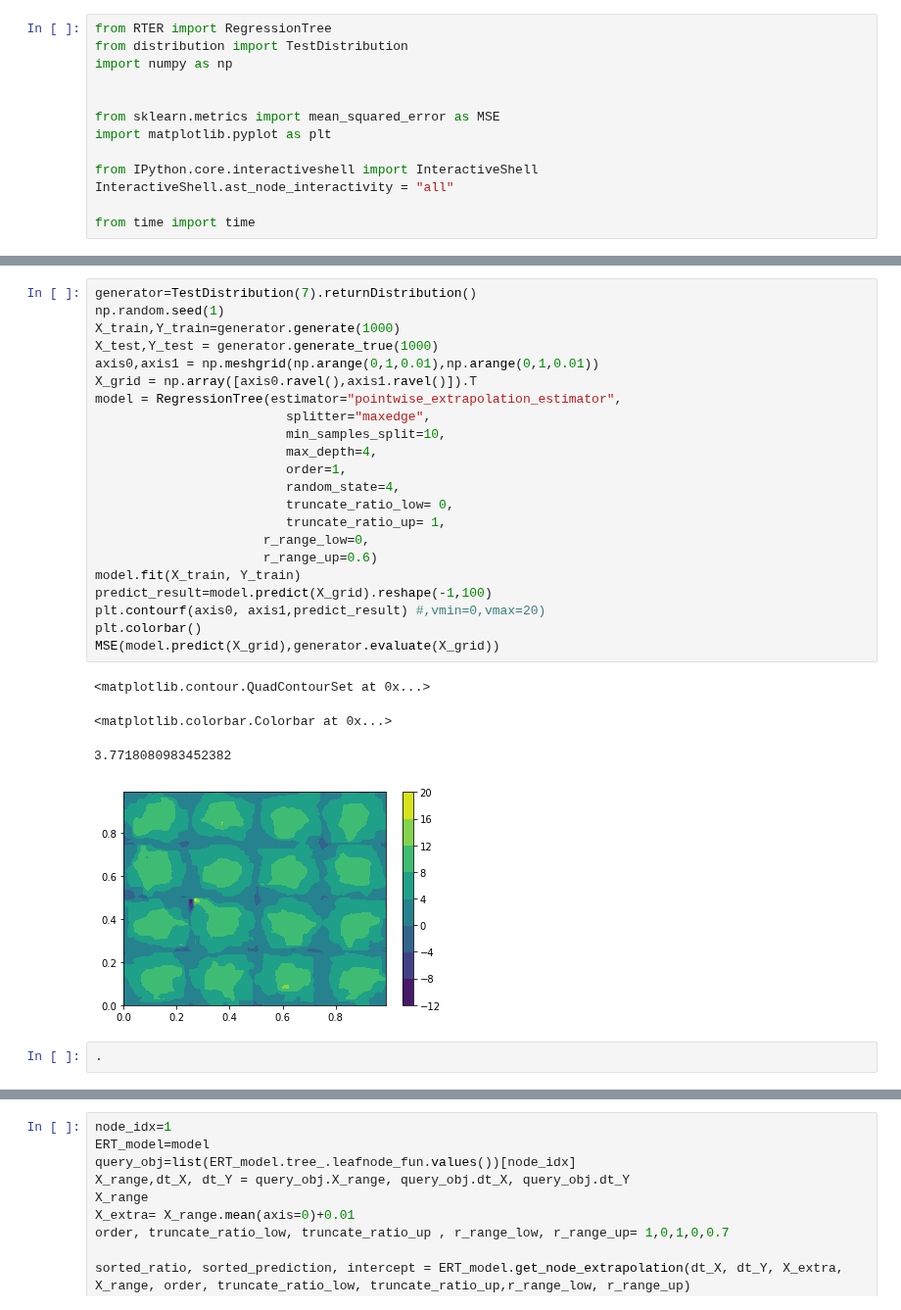
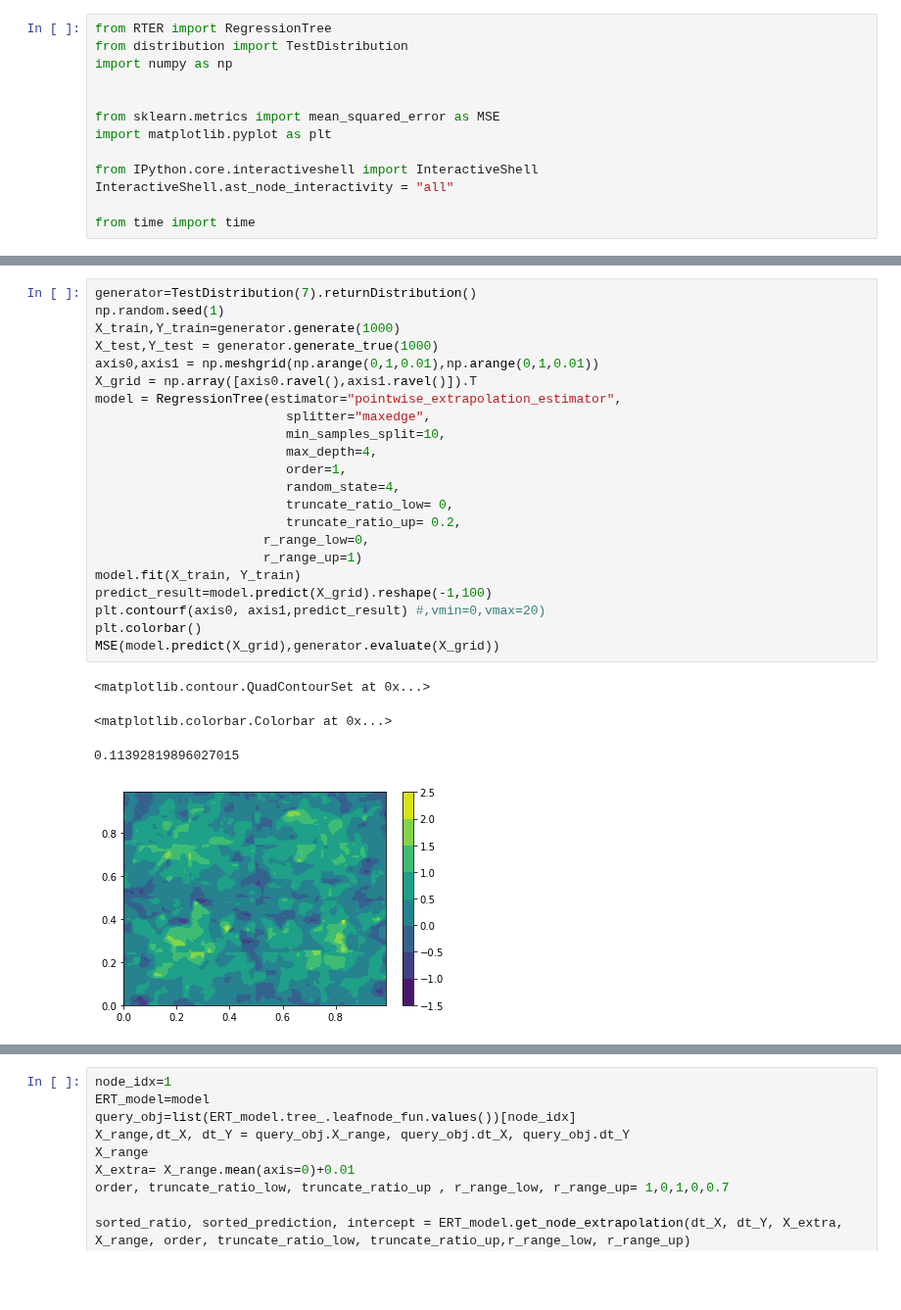
Before and after one commit to Karlmyh/RTER, a Jupyter notebook: test.ipynb, the cells around one changed output, grey strips where cells are left out. Shown at 98% size. Cells and saved outputs as stored; diff of their text form; blank space fills up the shorter version.

Commit message:
add r range

```diff
--- a/test.ipynb
+++ b/test.ipynb
@@ -1131,29 +1131,27 @@ plt.colorbar()
 # %%
 generator=TestDistribution(7).returnDistribution()
 np.random.seed(1)
 X_train,Y_train=generator.generate(1000)
 X_test,Y_test = generator.generate_true(1000)
 axis0,axis1 = np.meshgrid(np.arange(0,1,0.01),np.arange(0,1,0.01))
 X_grid = np.array([axis0.ravel(),axis1.ravel()]).T
 model = RegressionTree(estimator="pointwise_extrapolation_estimator",
                          splitter="maxedge",
                          min_samples_split=10,
                          max_depth=4,
                          order=1,
                          random_state=4,
                          truncate_ratio_low= 0,
-                         truncate_ratio_up= 1,
+                         truncate_ratio_up= 0.2,
                       r_range_low=0,
-                      r_range_up=0.6)
+                      r_range_up=1)
 model.fit(X_train, Y_train)
 predict_result=model.predict(X_grid).reshape(-1,100)
 plt.contourf(axis0, axis1,predict_result) #,vmin=0,vmax=20)
 plt.colorbar()
 MSE(model.predict(X_grid),generator.evaluate(X_grid))
 # %% [output]
 <matplotlib.contour.QuadContourSet at 0x...>
 <matplotlib.colorbar.Colorbar at 0x...>
-3.7718080983452382
+0.11392819896027015
-[figure, old version]
+[figure, new version]
-# %%
-.
```
Also changed, not shown: parts of 2 cells of this notebook.
